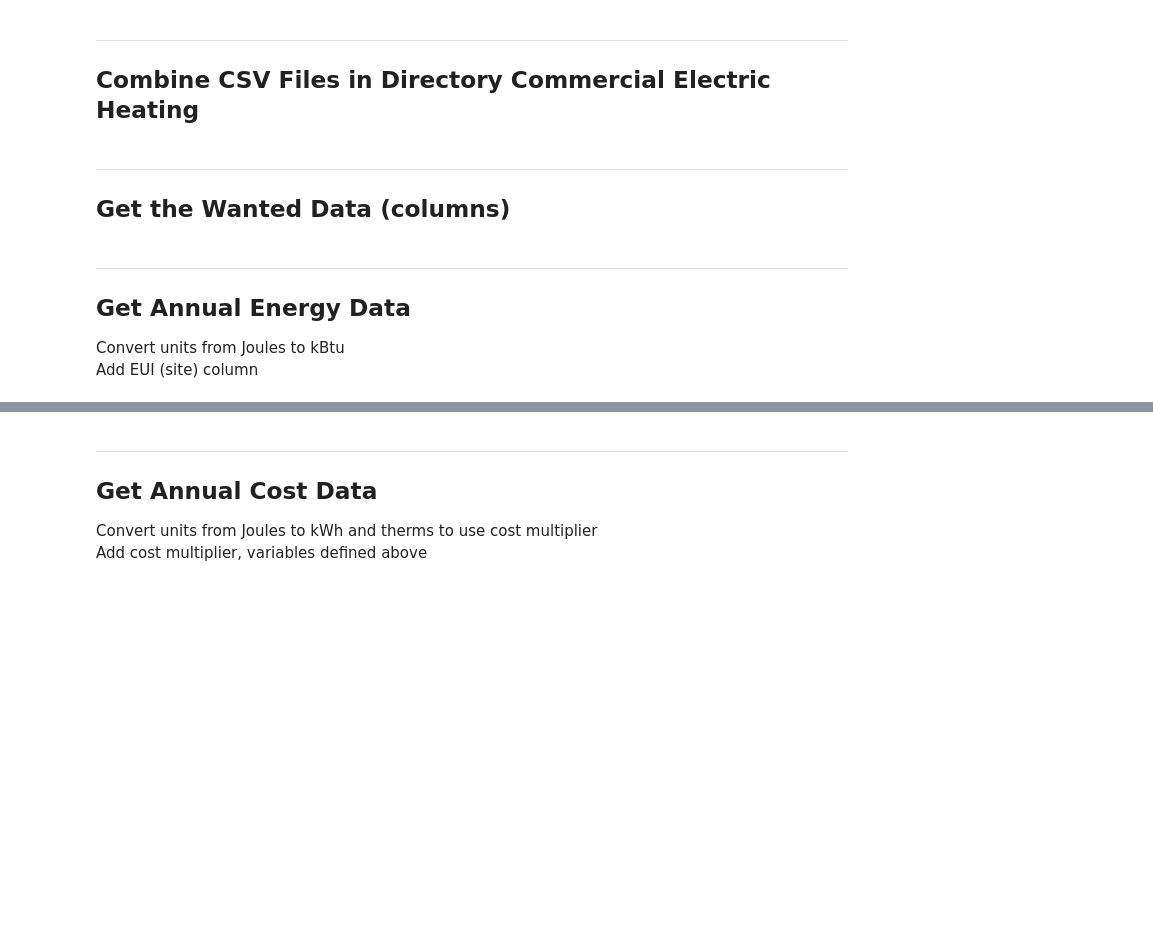
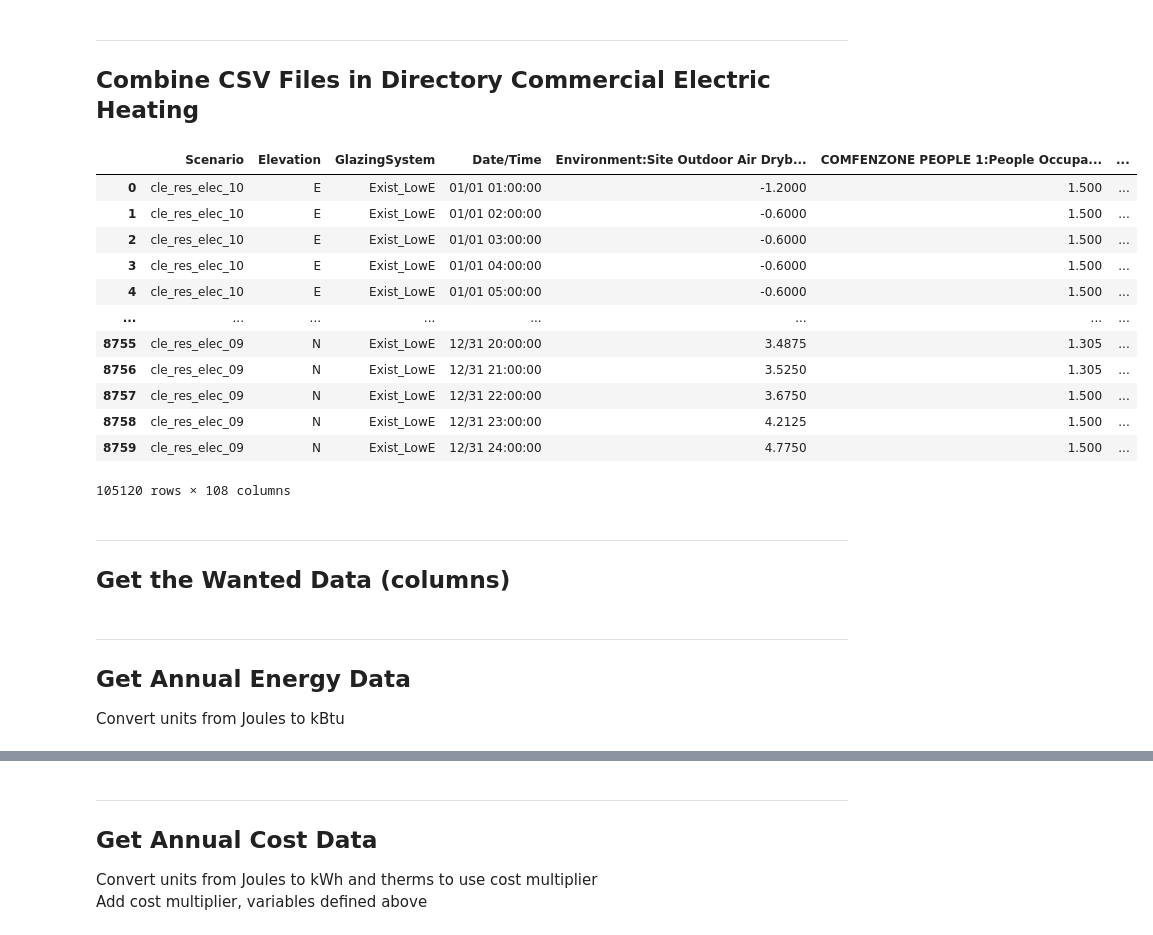
Before and after one commit to klharp/Eplus_Maine, a Jupyter notebook: CLE_Res_Scraper.ipynb, the cells around one changed output, grey strips where cells are left out. Saved outputs shown, nothing was run; the diff lists cells and outputs as text; code cells hidden in the pictures; blank space fills up the shorter version.

```diff
--- a/CLE_Res_Scraper.ipynb
+++ b/CLE_Res_Scraper.ipynb
@@ -87,16 +77,30 @@ files = [f for f in os.listdir("data/cle/ResElecElec/") if f.endswith(".csv")]
 # %%
 # https://stackoverflow.com/questions/63886787/how-to-create-a-dataframe-from-multiple-csv-files
 # Initialize and empty dataframe
 all_ResElec = pd.DataFrame()
 
 # Iterate through files and contents, then concatenate the data into the dataframe
 for file in files:
     df = pd.read_csv("data/cle/ResElecElec/" + file)
     all_ResElec = pd.concat([all_ResElec, df])
 
-#all_ComElec
+all_ResElec
 
 # 105120  rows, 108 columns
+# %% [output]
+|  | Scenario | Elevation | GlazingSystem | Date/Time | Environment:Site Outdoor Air Dryb... | COMFENZONE PEOPLE 1:People Occupa... | ... |
+| 0 | cle_res_elec_10 | E | Exist_LowE | 01/01 01:00:00 | -1.2000 | 1.500 | ... |
+| 1 | cle_res_elec_10 | E | Exist_LowE | 01/01 02:00:00 | -0.6000 | 1.500 | ... |
+| 2 | cle_res_elec_10 | E | Exist_LowE | 01/01 03:00:00 | -0.6000 | 1.500 | ... |
+| 3 | cle_res_elec_10 | E | Exist_LowE | 01/01 04:00:00 | -0.6000 | 1.500 | ... |
+| 4 | cle_res_elec_10 | E | Exist_LowE | 01/01 05:00:00 | -0.6000 | 1.500 | ... |
+| ... | ... | ... | ... | ... | ... | ... | ... |
+| 8755 | cle_res_elec_09 | N | Exist_LowE | 12/31 20:00:00 | 3.4875 | 1.305 | ... |
+| 8756 | cle_res_elec_09 | N | Exist_LowE | 12/31 21:00:00 | 3.5250 | 1.305 | ... |
+| 8757 | cle_res_elec_09 | N | Exist_LowE | 12/31 22:00:00 | 3.6750 | 1.500 | ... |
+| 8758 | cle_res_elec_09 | N | Exist_LowE | 12/31 23:00:00 | 4.2125 | 1.500 | ... |
+| 8759 | cle_res_elec_09 | N | Exist_LowE | 12/31 24:00:00 | 4.7750 | 1.500 | ... |
+105120 rows × 108 columns
 # %%
 # Get wanted columns
 all_ResElec1 = all_ResElec[["Scenario",
@@ -135,7 +139,6 @@ all_ResElec2 = all_ResElec1.rename(columns={"Scenario":"Scenario",
 
 ## Get Annual Energy Data
 Convert units from Joules to kBtu<br>
-Add EUI (site) column
 # %%
 # Copy dataframe to modify and leave original df intact
 get_annual_ResElec = all_ResElec2.copy(deep=True)
```
Also changed, not shown: parts of 16 cells of this notebook, 7 other files.
